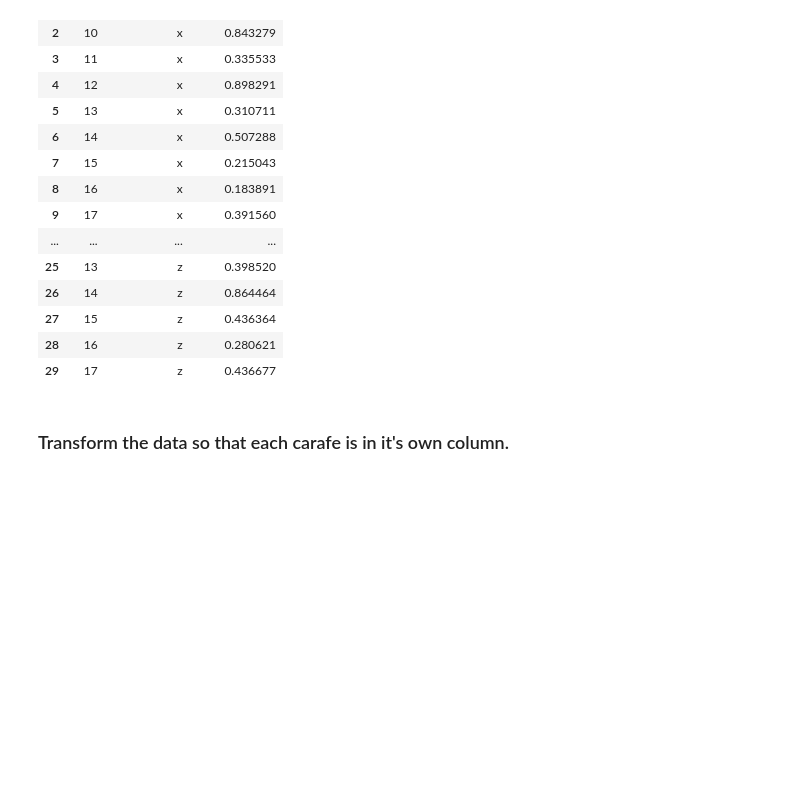
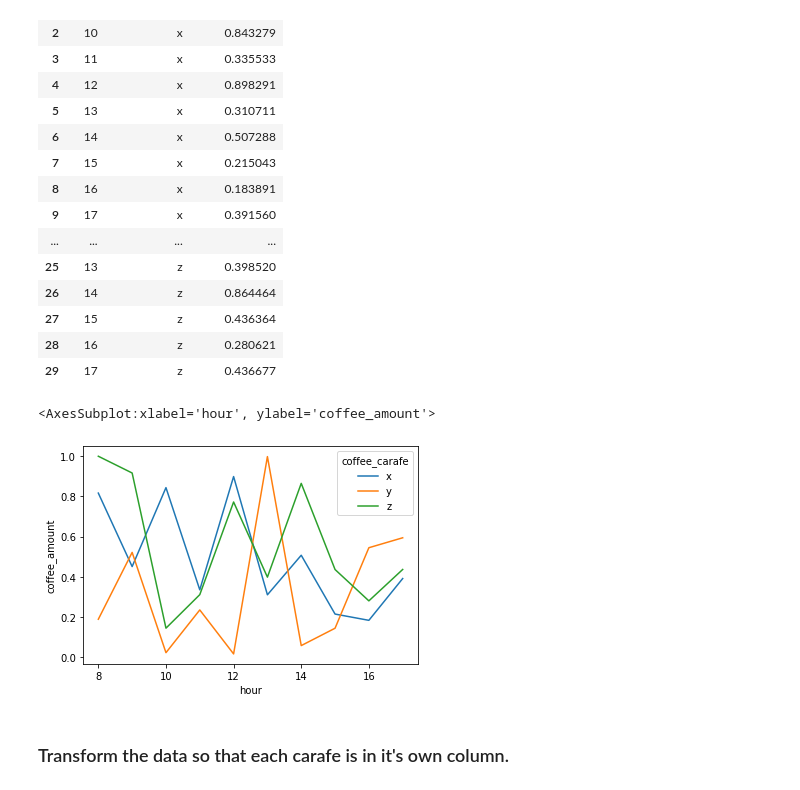
Before and after one commit to malachi-hale/classification-exercises, a Jupyter notebook: tidy-data.ipynb, the cells around one changed output. Saved outputs shown, nothing was run; the diff lists cells and outputs as text; code cells hidden in the pictures; blank space fills up the shorter version.

```diff
--- a/tidy-data.ipynb
+++ b/tidy-data.ipynb
@@ -86,6 +94,11 @@ coffee_levels
 | 27 | 15 | z | 0.436364 |
 | 28 | 16 | z | 0.280621 |
 | 29 | 17 | z | 0.436677 |
+# %%
+sns.lineplot(x = coffee_levels.hour, y = coffee_levels.coffee_amount, hue = coffee_levels.coffee_carafe)
+# %% [output]
+<AxesSubplot:xlabel='hour', ylabel='coffee_amount'>
+[figure, added]
 # %% [markdown]
 ### Transform the data so that each carafe is in it's own column.
 # %%
```
Also changed, not shown: parts of 3 cells of this notebook.
